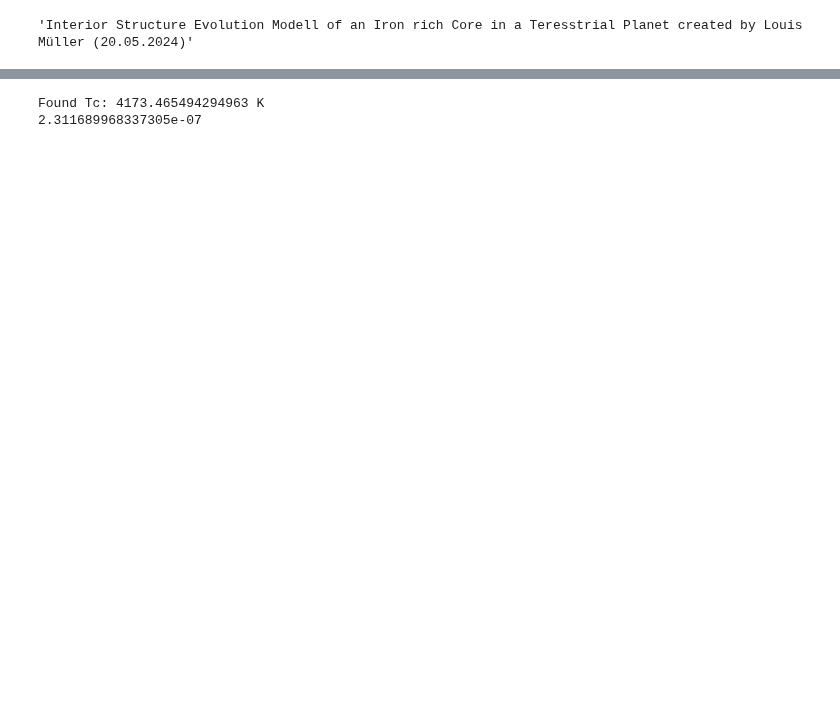
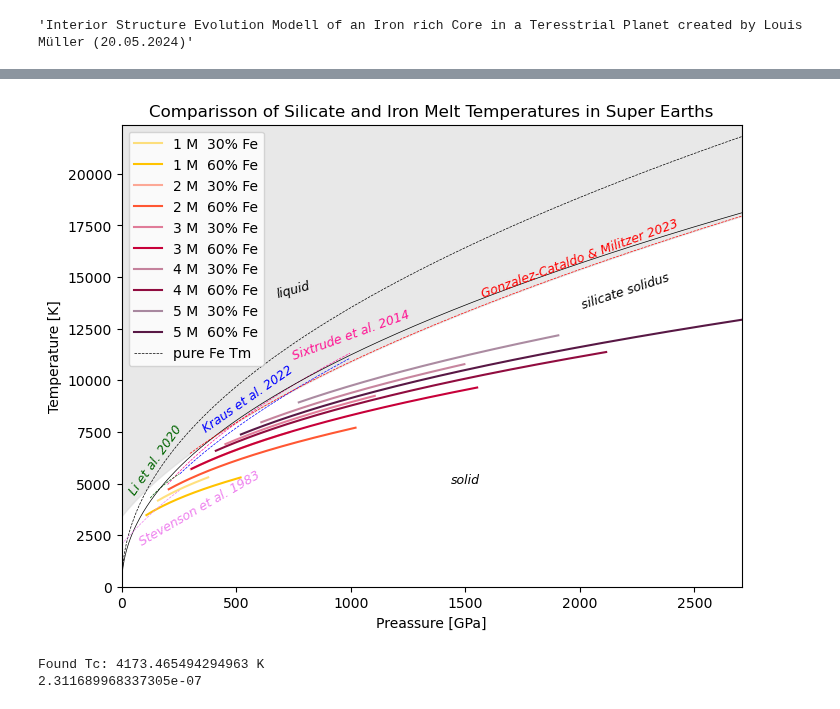
Before and after one commit to louis-mueller/geodynamo, a Jupyter notebook: core/CoreEvollution.ipynb, the cells around one changed output, grey strips where cells are left out. Drawn from its saved outputs; the diff is of its cells as text; code cells hidden in the pictures; blank space fills up the shorter version.

Commit message:
double TBL sollution, liquidus/solidus in super Earths plot, updated core.f90

```diff
--- a/core/CoreEvollution.ipynb
+++ b/core/CoreEvollution.ipynb
@@ -26,18 +11,0 @@ R_c = 1                 # radius of the entire core
-# %%
-# everything inside here must be part of an iteration loop
-
-# liquidus Temperature of the core alloy dependent on the (Stevenson, Spohn & Schubert 1983)
-
-x_light = x_light_0 * R_c**3 / (R_c**3 - R_i**3)
-
-def T_m1983(P): # this probably should not be a function (t.b.e.)
-    T_melt = Tm0 * (1 - ac * x_light_0) * (1 + Tm1 * P + Tm2 * P**2)
-    return T_melt
-
-def T_m2021(P):
-    T_melt = 6500 * (P*1e-9 / 340)**0.515 * 1 / (1 - np.log(1 - x_light_0))
-    return T_melt
-
-def T_m2023(P):
-    T_melt = 6469 * (1 + (P*1e-9 - 300)/434.82)**0.54369
-    return T_melt
@@ -55,3 +101,74 @@ plt.legend()
+# %%
+fig, ax = plt.subplots(figsize=(8, 6))
+
+n = planets['M5_Fe6']['n'][0]
+P = np.linspace(0, planets['M5_Fe6']['P'][n-1], 1000)
+a = [20, 20, 30, 55, 35, 18]
+i = 650
+l = 0.5 # linewidth
+X_M0 = 0.11
+XFeM = 0.1
+
+if T_m2014(P)[999] > T_m2023(P)[999] and T_m2014(P)[999] > T_ms2014(P)[999]:
+    max_fill = T_m2014(P)[999]
+elif T_m2023(P)[999] > T_m2014(P)[999] and T_m2023(P)[999] > T_ms2014(P)[999]:
+    max_fill = T_m2023(P)[999]
+else:
+    max_fill = T_ms2014(P)[999]
+
+dTdP_m2023 = np.gradient(T_m2023(P), P)
+dTdP_m2021 = np.gradient(T_m2014(P), P)
+dTdP_m1983 = np.gradient(T_m1983(P), P)
+
+x = [P[i]*1.0e-9, P[i]*1.0e-9, P[400]*1.0e-9]
+y = [T_m2023(P)[i]-2600, T_m2014(P)[i]-500, T_m1983(P)[450]]
+
+# 74:368 Sixtrude et al. 2014
+ax.plot(P[74:369]*1.0e-9, T_m2014(P[74:369]), color = 'deeppink', linestyle='dashed', linewidth=l)
+ax.text(1000, 11000, 'Sixtrude et al. 2014', horizontalalignment='center', fontsize=9, color='deeppink', fontstyle='italic', rotation=a[1])
+
+# 46:94 Li et al. 2020
+ax.plot(P[46:94]*1.0e-9, T_m2020(P[46:94]*1.0e-9), color = 'darkgreen', linestyle='dashed', linewidth=l)
+ax.text(150, 4500, 'Li et al. 2020', horizontalalignment='center', fontsize=9, color='darkgreen', fontstyle='italic', rotation=a[3])
+
+# 94:369 Kraus et al. 2022
+ax.plot(P[94:369]*1.0e-9, T_m2022(P[94:369]*1.0e-9), color = 'blue', linestyle='dashed', linewidth=l)
+ax.text(550, 7500, 'Kraus et al. 2022', horizontalalignment='center', fontsize=9, color='blue', fontstyle='italic', rotation=a[4])
+
+# silicate solidus curve
+ax.plot(P*1.0e-9, T_ms2014(P,x_light=X_M0+XFeM), color = 'black', linewidth=l)
+ax.plot(P*1.0e-9, T_ms2014(P,x_light=0.0+0.0261), linestyle = '--', color = 'black', linewidth=l)
+ax.text(2200, 13500, 'silicate solidus', horizontalalignment='center', fontsize=9, color='black', fontstyle='italic', rotation=a[5])
+
+ax.text(750, 14000, 'liquid', horizontalalignment='center', fontsize=9, color='black', fontstyle='italic', rotation=15)
+ax.text(1500, 5000, 'solid', horizontalalignment='center', fontsize=9, color='black', fontstyle='italic', rotation=0)
+ax.text(2000, 14000, 'Gonzalez-Cataldo & Militzer 2023', horizontalalignment='center', fontsize=9, color='red', fontstyle='italic', rotation=a[0])
+
+ax.text(340, 2000, 'Stevenson et al. 1983', horizontalalignment='center', fontsize=9, color='violet', fontstyle='italic', rotation=a[2])
+for prof in profs:
+    i = profs.index(prof)
+    prof = prof[0:6]
+    if i % 2 == 0:
+        op = 0.5
+    else:
+        op = 1
+    ax.plot(planets[prof]['P']*1.0e-9, planets[prof]['T'], color = clrs[i//2], alpha = op, label = labels[prof])
+
+ax.plot(0,0, color = 'black', linestyle = 'dashed', linewidth=l, label = 'pure Fe Tm')
+ax.plot(P[0:94]*1.0e-9, T_m1983(P[0:94]), color = 'violet', linestyle='dashed', linewidth=l)
+
+ax.plot(P[110:]*1.0e-9, T_m2023(P[110:]), color = 'red', linestyle='dashed', linewidth=l)
+ax.fill_between(P*1.0e-9, T_m2023(P), max_fill, where=(T_m2023(P) < max_fill), interpolate=True, color='lightgray', alpha=0.5)
+ax.set_title('Comparisson of Silicate and Iron Melt Temperatures in Super Earths')
+ax.set_xlabel('Preassure [GPa]')
+ax.set_ylabel('Temperature [K]')
+ax.grid(False)
+ax.margins(x=0, y=0)  # Set x and y margins to 0
+plt.legend()
+
+plt.savefig('MeltTemp.svg')
+# %% [output]
+[figure, added]
 # %%
 import numpy as np
 
```
Also changed, not shown: parts of 6 cells of this notebook, 2 other files.
